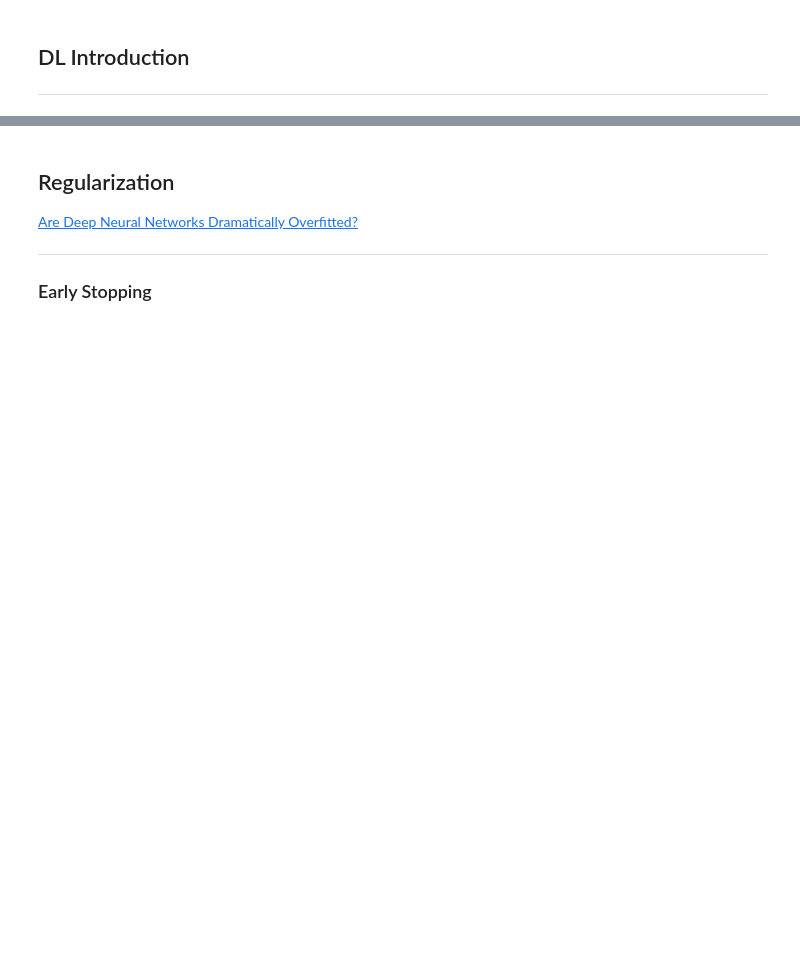
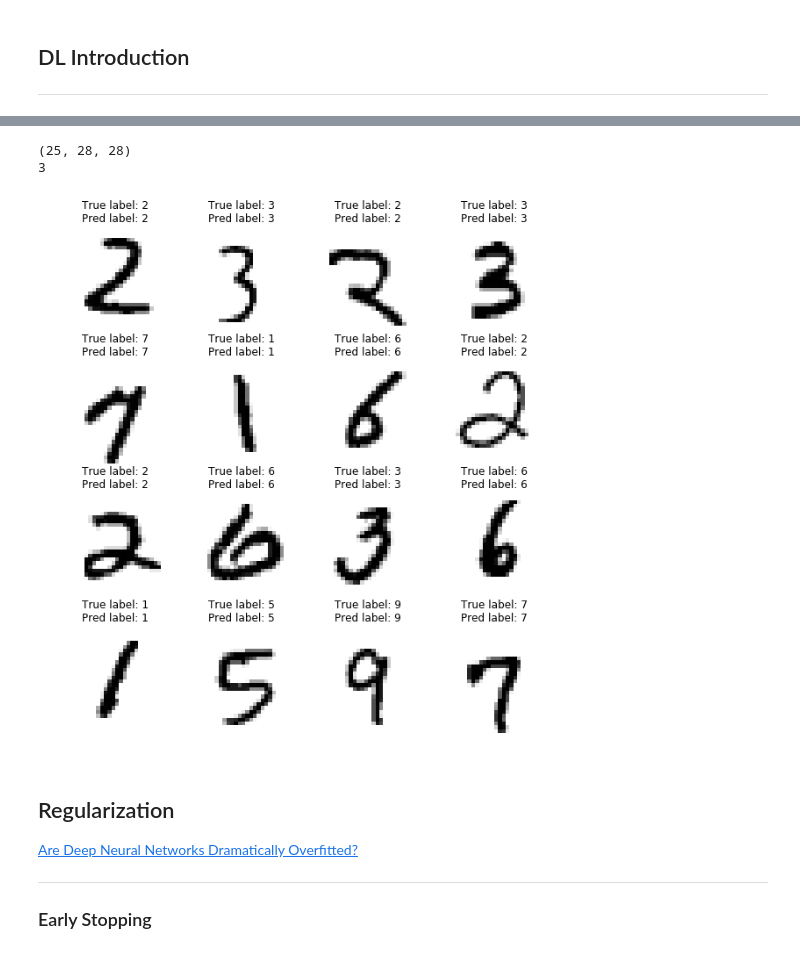
Before and after one commit to patoalejor/Deep_Learning, a Jupyter notebook: Workshop_DL.ipynb, the cells around one changed output, grey strips where cells are left out. Drawn from its saved outputs; the diff is of its cells as text; code cells hidden in the pictures; blank space fills up the shorter version.

```diff
--- a/Workshop_DL.ipynb
+++ b/Workshop_DL.ipynb
@@ -75,3 +77,10 @@ Testing  xy:  (10000, 28, 28) (10000,)
 # %% [markdown]
 ## DL Introduction
 ---
+# %%
+model = K.Sequential([
+    K.layers.Flatten(input_shape=(28,28)),
+    K.layers.Dense(128, activation=tf.nn.relu),
+    K.layers.Dense(10, activation=tf.nn.softmax)
+])
+print(model.summary())
@@ -77,0 +107,14 @@ Testing  xy:  (10000, 28, 28) (10000,)
+# %%
+model.compile(optimizer='adam',
+             loss='sparse_categorical_crossentropy',
+              metrics=['accuracy']
+             )
+
+model.fit(x = train_images,
+          y = train_labels,
+         verbose = 2,
+         epochs = 5,
+         batch_size = 32,
+         validation_data = (test_images, test_labels))
+
+pred_label = np.argmax(model.predict(test_images),axis=1)
@@ -78,3 +133,10 @@ Testing  xy:  (10000, 28, 28) (10000,)
+# %%
+rnd_idx = np.random.choice(len(pred_label),25)
+show_number(test_images[rnd_idx], test_labels[rnd_idx], pred_label[rnd_idx])
+# %% [output]
+(25, 28, 28)
+3
+[figure, added]
 # %% [markdown]
 ## Regularization
 
```
Also changed, not shown: parts of 30 cells of this notebook, 1 other file.
